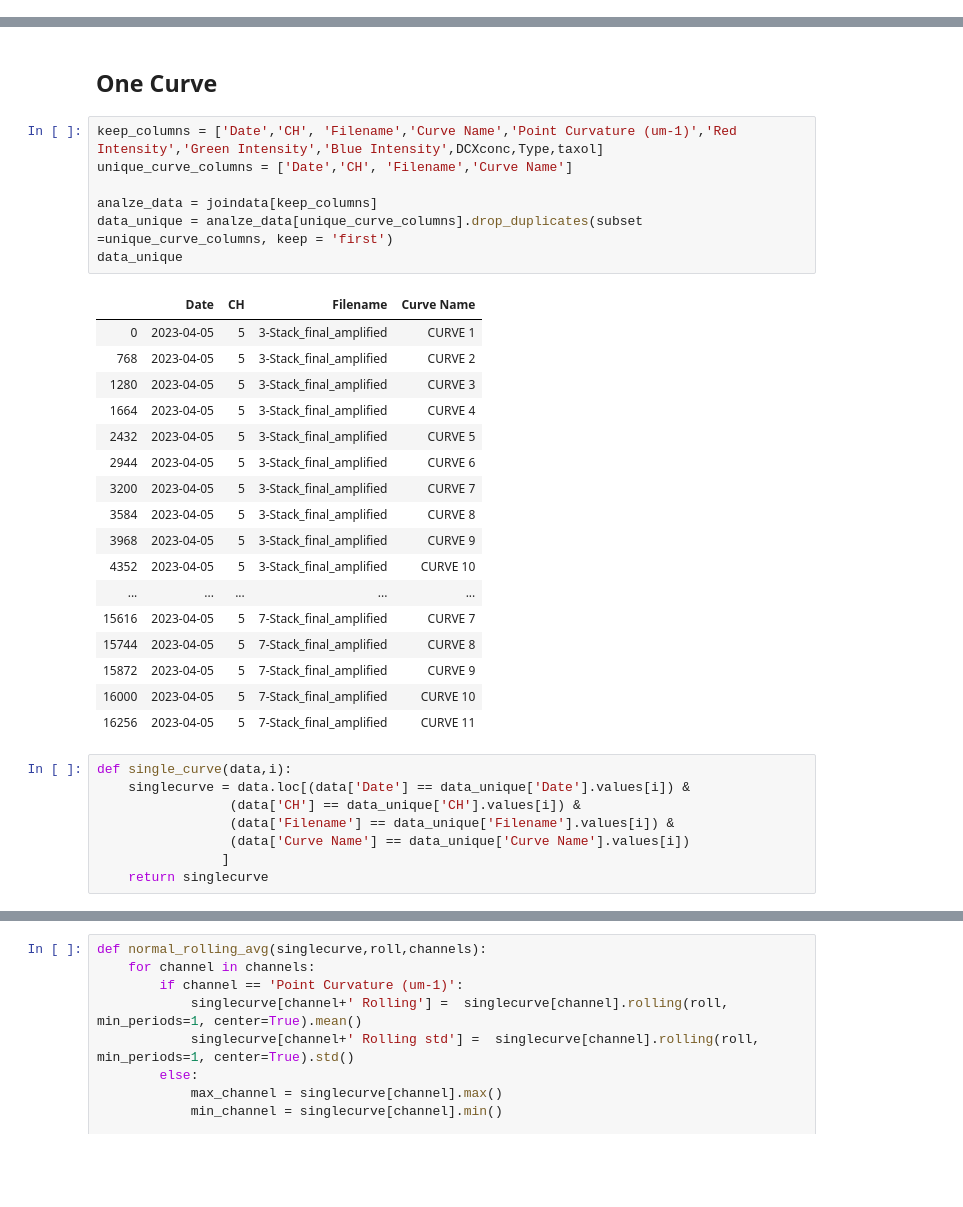
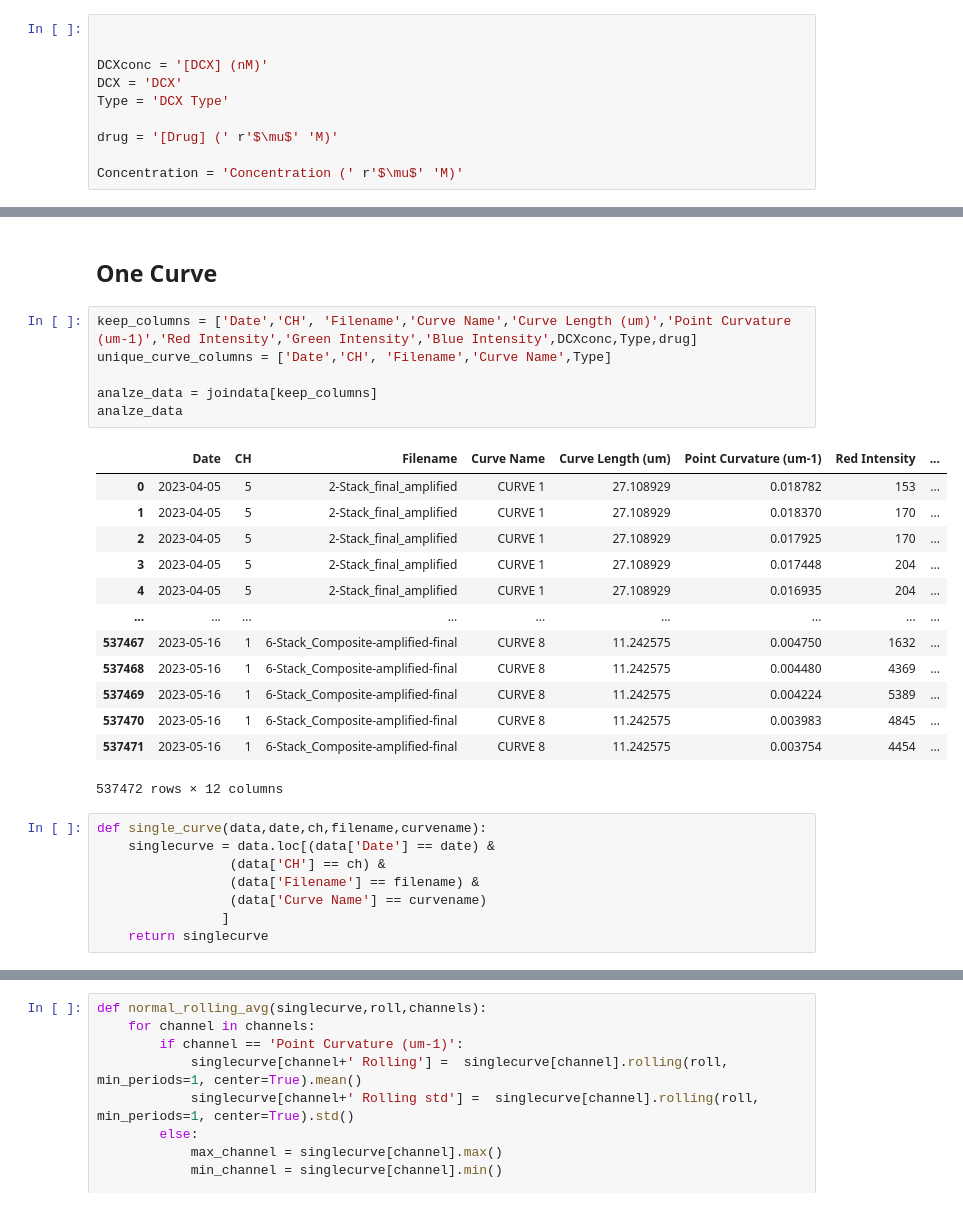
Before and after one commit to sofiacruzt/sofia-brouhardlab, a Jupyter notebook: curvature_taxol/curvature.ipynb, the cells around one changed output, grey strips where cells are left out. Saved outputs shown, nothing was run; the diff lists cells and outputs as text; blank space fills up the shorter version.

```diff
--- a/curvature_taxol/curvature.ipynb
+++ b/curvature_taxol/curvature.ipynb
@@ -42,3 +27,13 @@ ShrinkageRate = 'Shrink Rate ' r'$(\mu m / min)$'
+# %%
+
+
+DCXconc = '[DCX] (nM)'
+DCX = 'DCX'
+Type = 'DCX Type'
+
+drug = '[Drug] (' r'$\mu$' 'M)'
+
+Concentration = 'Concentration (' r'$\mu$' 'M)'
 # %%
 black = '#000000'
 grey = '#777777'
@@ -271,36 +282,31 @@ WindowsPath('D:/Sofia/2023_1winter-SEC-expansion-curves/Curvature_Data_Sheets')
 # %% [markdown]
 ## One Curve ##
 # %%
-keep_columns = ['Date','CH', 'Filename','Curve Name','Point Curvature (um-1)','Red Intensity','Green Intensity','Blue Intensity',DCXconc,Type,taxol]
-unique_curve_columns = ['Date','CH', 'Filename','Curve Name']
+keep_columns = ['Date','CH', 'Filename','Curve Name','Curve Length (um)','Point Curvature (um-1)','Red Intensity','Green Intensity','Blue Intensity',DCXconc,Type,drug]
+unique_curve_columns = ['Date','CH', 'Filename','Curve Name',Type]
 
 analze_data = joindata[keep_columns]
-data_unique = analze_data[unique_curve_columns].drop_duplicates(subset =unique_curve_columns, keep = 'first')
-data_unique
+analze_data
 # %% [output]
-|  | Date | CH | Filename | Curve Name |
-| 0 | 2023-04-05 | 5 | 3-Stack_final_amplified | CURVE 1 |
-| 768 | 2023-04-05 | 5 | 3-Stack_final_amplified | CURVE 2 |
-| 1280 | 2023-04-05 | 5 | 3-Stack_final_amplified | CURVE 3 |
-| 1664 | 2023-04-05 | 5 | 3-Stack_final_amplified | CURVE 4 |
-| 2432 | 2023-04-05 | 5 | 3-Stack_final_amplified | CURVE 5 |
-| 2944 | 2023-04-05 | 5 | 3-Stack_final_amplified | CURVE 6 |
-| 3200 | 2023-04-05 | 5 | 3-Stack_final_amplified | CURVE 7 |
-| 3584 | 2023-04-05 | 5 | 3-Stack_final_amplified | CURVE 8 |
-| 3968 | 2023-04-05 | 5 | 3-Stack_final_amplified | CURVE 9 |
-| 4352 | 2023-04-05 | 5 | 3-Stack_final_amplified | CURVE 10 |
-| ... | ... | ... | ... | ... |
-| 15616 | 2023-04-05 | 5 | 7-Stack_final_amplified | CURVE 7 |
-| 15744 | 2023-04-05 | 5 | 7-Stack_final_amplified | CURVE 8 |
-| 15872 | 2023-04-05 | 5 | 7-Stack_final_amplified | CURVE 9 |
-| 16000 | 2023-04-05 | 5 | 7-Stack_final_amplified | CURVE 10 |
-| 16256 | 2023-04-05 | 5 | 7-Stack_final_amplified | CURVE 11 |
+|  | Date | CH | Filename | Curve Name | Curve Length (um) | Point Curvature (um-1) | Red Intensity | ... |
+| 0 | 2023-04-05 | 5 | 2-Stack_final_amplified | CURVE 1 | 27.108929 | 0.018782 | 153 | ... |
+| 1 | 2023-04-05 | 5 | 2-Stack_final_amplified | CURVE 1 | 27.108929 | 0.018370 | 170 | ... |
+| 2 | 2023-04-05 | 5 | 2-Stack_final_amplified | CURVE 1 | 27.108929 | 0.017925 | 170 | ... |
+| 3 | 2023-04-05 | 5 | 2-Stack_final_amplified | CURVE 1 | 27.108929 | 0.017448 | 204 | ... |
+| 4 | 2023-04-05 | 5 | 2-Stack_final_amplified | CURVE 1 | 27.108929 | 0.016935 | 204 | ... |
+| ... | ... | ... | ... | ... | ... | ... | ... | ... |
+| 537467 | 2023-05-16 | 1 | 6-Stack_Composite-amplified-final | CURVE 8 | 11.242575 | 0.004750 | 1632 | ... |
+| 537468 | 2023-05-16 | 1 | 6-Stack_Composite-amplified-final | CURVE 8 | 11.242575 | 0.004480 | 4369 | ... |
+| 537469 | 2023-05-16 | 1 | 6-Stack_Composite-amplified-final | CURVE 8 | 11.242575 | 0.004224 | 5389 | ... |
+| 537470 | 2023-05-16 | 1 | 6-Stack_Composite-amplified-final | CURVE 8 | 11.242575 | 0.003983 | 4845 | ... |
+| 537471 | 2023-05-16 | 1 | 6-Stack_Composite-amplified-final | CURVE 8 | 11.242575 | 0.003754 | 4454 | ... |
+537472 rows × 12 columns
 # %%
-def single_curve(data,i):
-    singlecurve = data.loc[(data['Date'] == data_unique['Date'].values[i]) &
-                 (data['CH'] == data_unique['CH'].values[i]) &
-                 (data['Filename'] == data_unique['Filename'].values[i]) &
-                 (data['Curve Name'] == data_unique['Curve Name'].values[i])
+def single_curve(data,date,ch,filename,curvename):
+    singlecurve = data.loc[(data['Date'] == date) &
+                 (data['CH'] == ch) &
+                 (data['Filename'] == filename) &
+                 (data['Curve Name'] == curvename)
                 ]
     return singlecurve
 # %%
```
Also changed, not shown: parts of 11 cells of this notebook.
